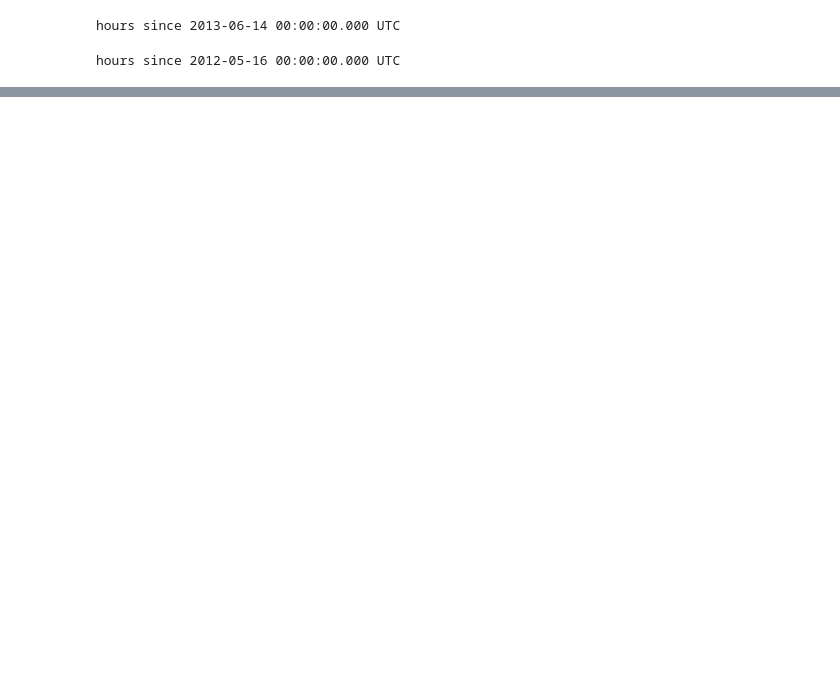
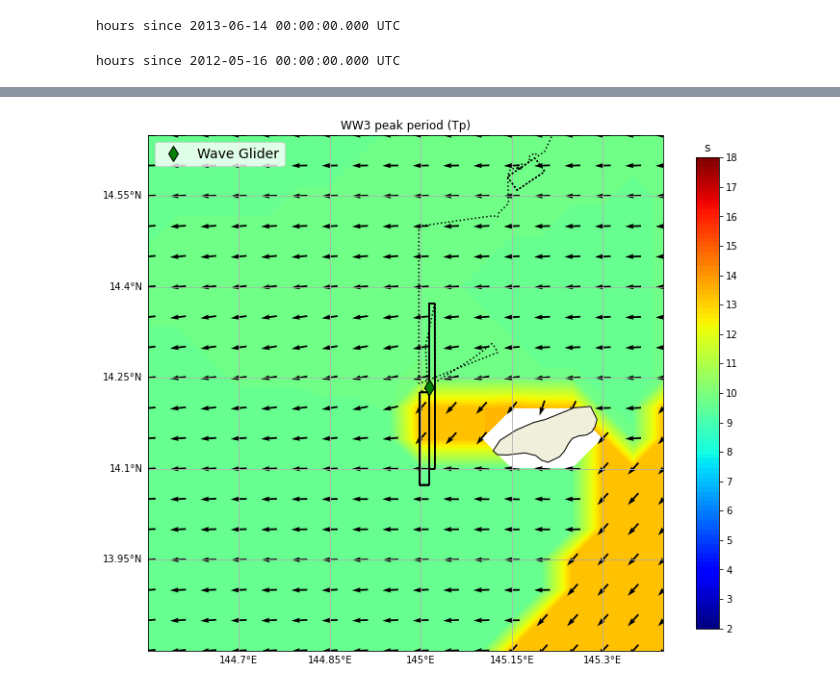
Before and after one commit to a1amador/wgpack, a Jupyter notebook: dev/plotPacIOOSforecasts_dev.ipynb, the cells around one changed output, grey strips where cells are left out. Saved outputs shown, nothing was run; the diff lists cells and outputs as text; code cells hidden in the pictures; blank space fills up the shorter version.

```diff
--- a/dev/plotPacIOOSforecasts_dev.ipynb
+++ b/dev/plotPacIOOSforecasts_dev.ipynb
@@ -701,3 +691,52 @@ ax.set_title('WW3 peak period (Tp)');
+# %%
+# --------------------------------------------------------------------------------------------
+# Tp
+# --------------------------------------------------------------------------------------------
+
+scale = 0.3
+isub = 3
+levels = np.linspace(2,18,101)
+fntsz = 14
+
+
+
+fig, ax = plt.subplots(figsize=(12,12),
+                       subplot_kw=dict(projection=ccrs.PlateCarree()))
+LAND = NaturalEarthFeature('physical', 'land', '10m', edgecolor='face',
+                           facecolor=COLORS['land'])
+
+ax.set_extent([lon_WW3.min(), lon_WW3.max(), lat_WW3.min(), lat_WW3.max()])
+ax.add_feature(LAND)
+ax.coastlines(resolution='10m')
+gl = ax.gridlines(draw_labels=True)
+gl.xlabels_top = gl.ylabels_right = False
+gl.xformatter = LONGITUDE_FORMATTER
+gl.yformatter = LATITUDE_FORMATTER
+
+# contour plot
+cf = ax.contourf(lon_WW3, lat_WW3, Tp,levels=levels, cmap='jet',
+                 transform=ccrs.PlateCarree())
+
+# plot Wave Glider location
+ax.plot(Telemdf['longitude'].values,Telemdf['latitude'].values,':k')
+ax.plot(Telemdf['longitude'].values[-1],Telemdf['latitude'].values[-1],'gd',mec='k',ms=12, label='Wave Glider')
+ax.legend(fontsize=fntsz,loc='upper left')
+# tick params
+ax.tick_params(labelsize=fntsz)
+
+# Quiver plot
+legend_vel=1.0
+Q = ax.quiver(lon_WW3, lat_WW3, uw, vw, pivot='middle')
+# legend_str='%3.1f m/s' % legend_vel
+# qk = ax.quiverkey(Q,0.92,0.88,legend_vel,legend_str,labelpos='W')
+
+# colorbar and labels
+cb = plt.colorbar(cf, shrink=0.75,ticks=np.linspace(levels[0],levels[-1],17))
+# cb = plt.colorbar(cf, shrink=0.75)
+cb.ax.set_title('s')
+ax.set_title('WW3 peak period (Tp)');
+# %% [output]
+[figure, added]
 # %%
 # --------------------------------------------------------------------------------------------
 # Currents
```
Also changed, not shown: parts of 19 cells of this notebook, 5 other files.
